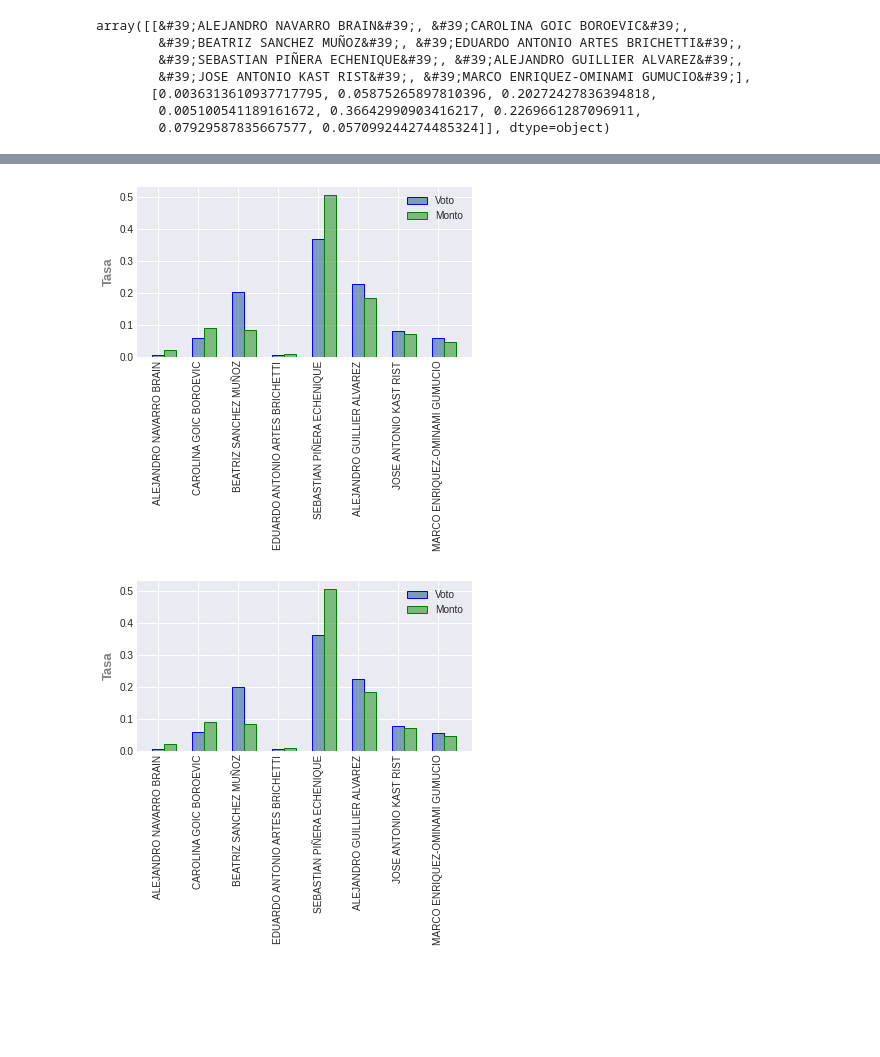
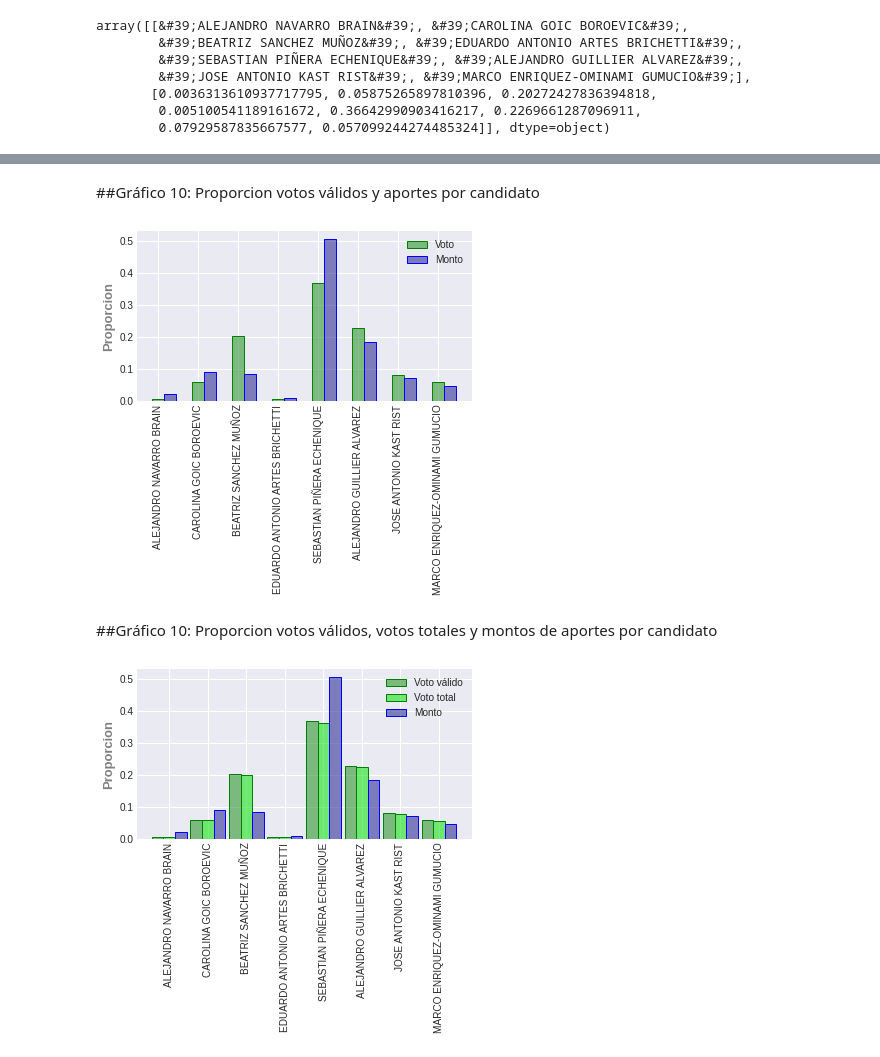
Before and after one commit to wormaza/DatosServel, a Jupyter notebook: elecciones.ipynb, the cells around one changed output, grey strips where cells are left out. Drawn from its saved outputs; the diff is of its cells as text; code cells hidden in the pictures; blank space fills up the shorter version.

```diff
--- a/elecciones.ipynb
+++ b/elecciones.ipynb
@@ -597,34 +682,40 @@ plt.show()
+# %% [markdown]
+##Gráfico 10: Proporcion votos válidos y aportes por candidato
 # %%
 palette = plt.get_cmap('Set1')
 barWidth = 0.3
 r1 = np.arange(len(resumen_tasa_voto_presidencial[0]))
 r2 = [x + barWidth for x in r1]
 
-plt.bar(r1, resumen_tasa_voto_presidencial[1],width = barWidth, color=(0.2, 0.4, 0.6, 0.6),  edgecolor='blue', label='Voto')
-plt.bar(r2, resumen_candidato_presidencial_tasa[1],width = barWidth, color=(0.2, 0.6, 0.2, 0.6),  edgecolor='green', label='Monto')
+plt.bar(r1, resumen_tasa_voto_presidencial[1],width = barWidth, color=(0.2, 0.6, 0.2, 0.6),  edgecolor='green', label='Voto')
+plt.bar(r2, resumen_candidato_presidencial_tasa[1],width = barWidth, color=(0.2, 0.2, 0.6, 0.6),  edgecolor='blue', label='Monto')
 plt.xticks(np.arange(len(resumen_tasa_voto_presidencial[0])), resumen_tasa_voto_presidencial[0], rotation=90)
-plt.ylabel('Tasa', fontweight='bold', color = 'grey', fontsize='13')
+plt.ylabel('Proporcion', fontweight='bold', color = 'grey', fontsize='13')
 # Custom the subplot layout
 plt.subplots_adjust(bottom=0.4, top=0.99)
 plt.savefig('votopresidencial2.png')
 plt.legend()
 plt.show()
 # %% [output]
-[figure, old version]
+[figure, new version]
+# %% [markdown]
+##Gráfico 10: Proporcion votos válidos, votos totales y montos de aportes por candidato
 # %%
 palette = plt.get_cmap('Set1')
 barWidth = 0.3
-r1 = np.arange(len(resumen_tasa_voto_total_presidencial[0]))
+r1 = np.arange(len(resumen_tasa_voto_presidencial[0]))
 r2 = [x + barWidth for x in r1]
+r3 = [x + barWidth for x in r2]
 
-plt.bar(r1, resumen_tasa_voto_total_presidencial[1],width = barWidth, color=(0.2, 0.4, 0.6, 0.6),  edgecolor='blue', label='Voto')
-plt.bar(r2, resumen_candidato_presidencial_tasa[1],width = barWidth, color=(0.2, 0.6, 0.2, 0.6),  edgecolor='green', label='Monto')
-plt.xticks(np.arange(len(resumen_tasa_voto_presidencial[0])), resumen_tasa_voto_presidencial[0], rotation=90)
-plt.ylabel('Tasa', fontweight='bold', color = 'grey', fontsize='13')
+plt.bar(r1, resumen_tasa_voto_presidencial[1],width = barWidth, color=(0.2, 0.6, 0.2, 0.6),  edgecolor='green', label='Voto válido')
+plt.bar(r2, resumen_tasa_voto_total_presidencial[1],width = barWidth, color=(0.1, 0.9, 0.1, 0.6),  edgecolor='green', label='Voto total')
+plt.bar(r3, resumen_candidato_presidencial_tasa[1],width = barWidth, color=(0.2, 0.2, 0.6, 0.6),  edgecolor='blue', label='Monto')
+plt.xticks(r2, resumen_tasa_voto_presidencial[0], rotation=90)
+plt.ylabel('Proporcion', fontweight='bold', color = 'grey', fontsize='13')
 # Custom the subplot layout
 plt.subplots_adjust(bottom=0.4, top=0.99)
 plt.savefig('votopresidencial2.png')
 plt.legend()
 plt.show()
 # %% [output]
-[figure, old version]
+[figure, new version]
```
Also changed, not shown: parts of 29 cells of this notebook.
